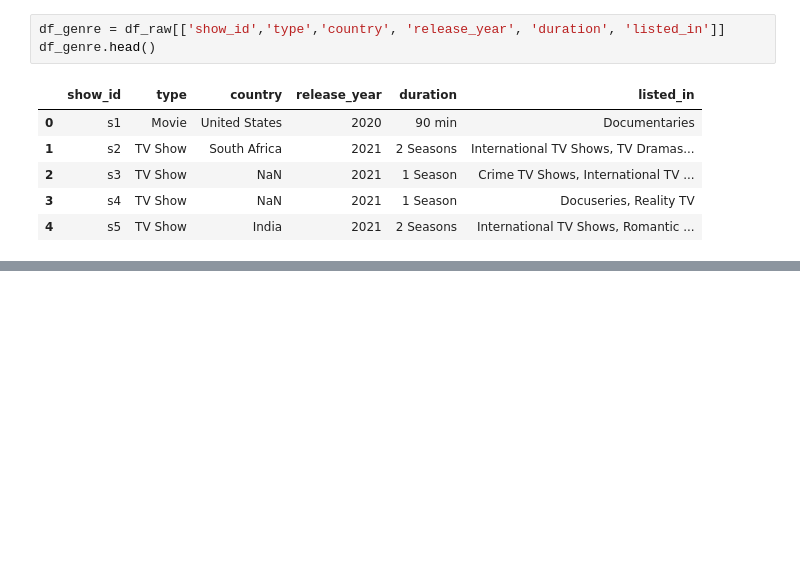
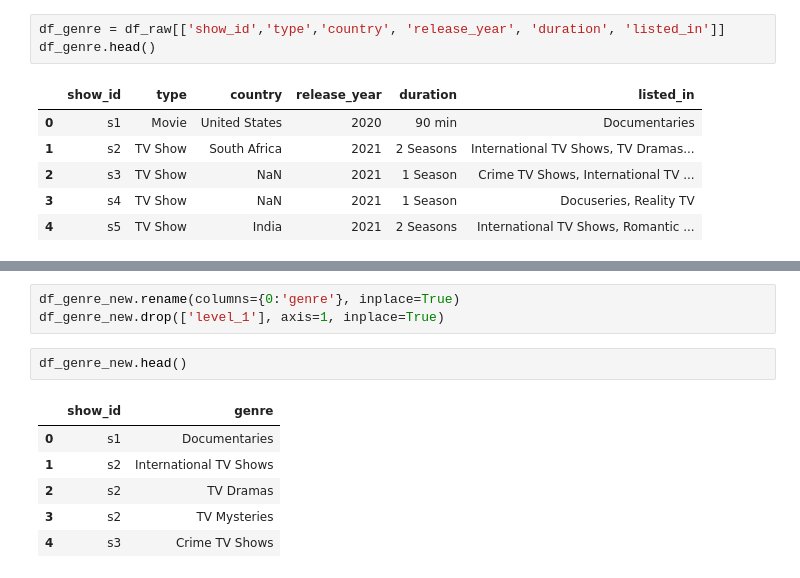
Before and after one commit to WRD397/Projects, a Jupyter notebook: BusinessCase_Netflix_EDA/main.ipynb, the cells around one changed output, grey strips where cells are left out. Cells and saved outputs as stored; diff of their text form; blank space fills up the shorter version.

```diff
--- a/BusinessCase_Netflix_EDA/main.ipynb
+++ b/BusinessCase_Netflix_EDA/main.ipynb
@@ -142,0 +171,12 @@ df_genre_new
+# %%
+df_genre_new.rename(columns={0:'genre'}, inplace=True)
+df_genre_new.drop(['level_1'], axis=1, inplace=True)
+# %%
+df_genre_new.head()
+# %% [output]
+|  | show_id | genre |
+| 0 | s1 | Documentaries |
+| 1 | s2 | International TV Shows |
+| 2 | s2 | TV Dramas |
+| 3 | s2 | TV Mysteries |
+| 4 | s3 | Crime TV Shows |
```
Also changed, not shown: parts of 19 cells of this notebook.
